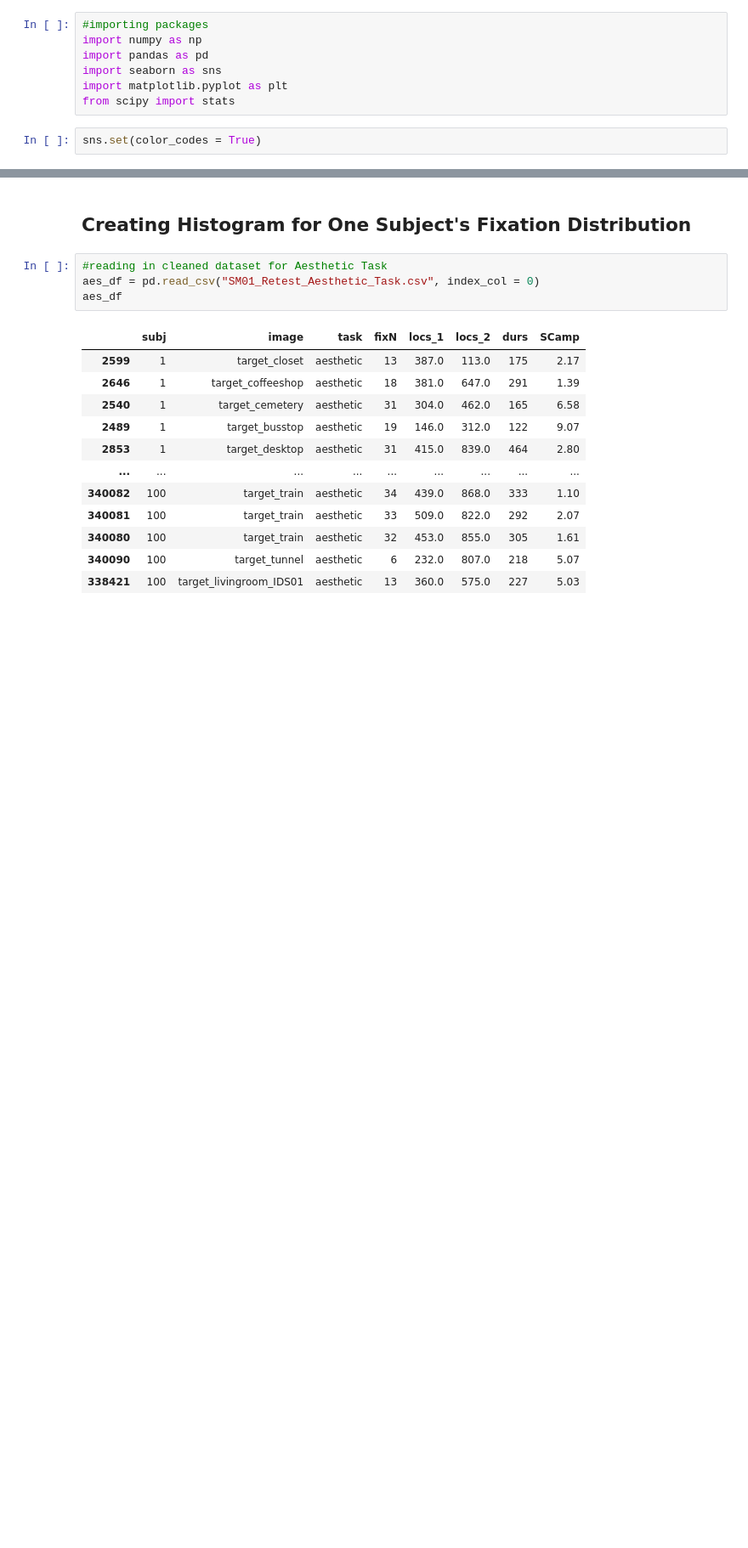
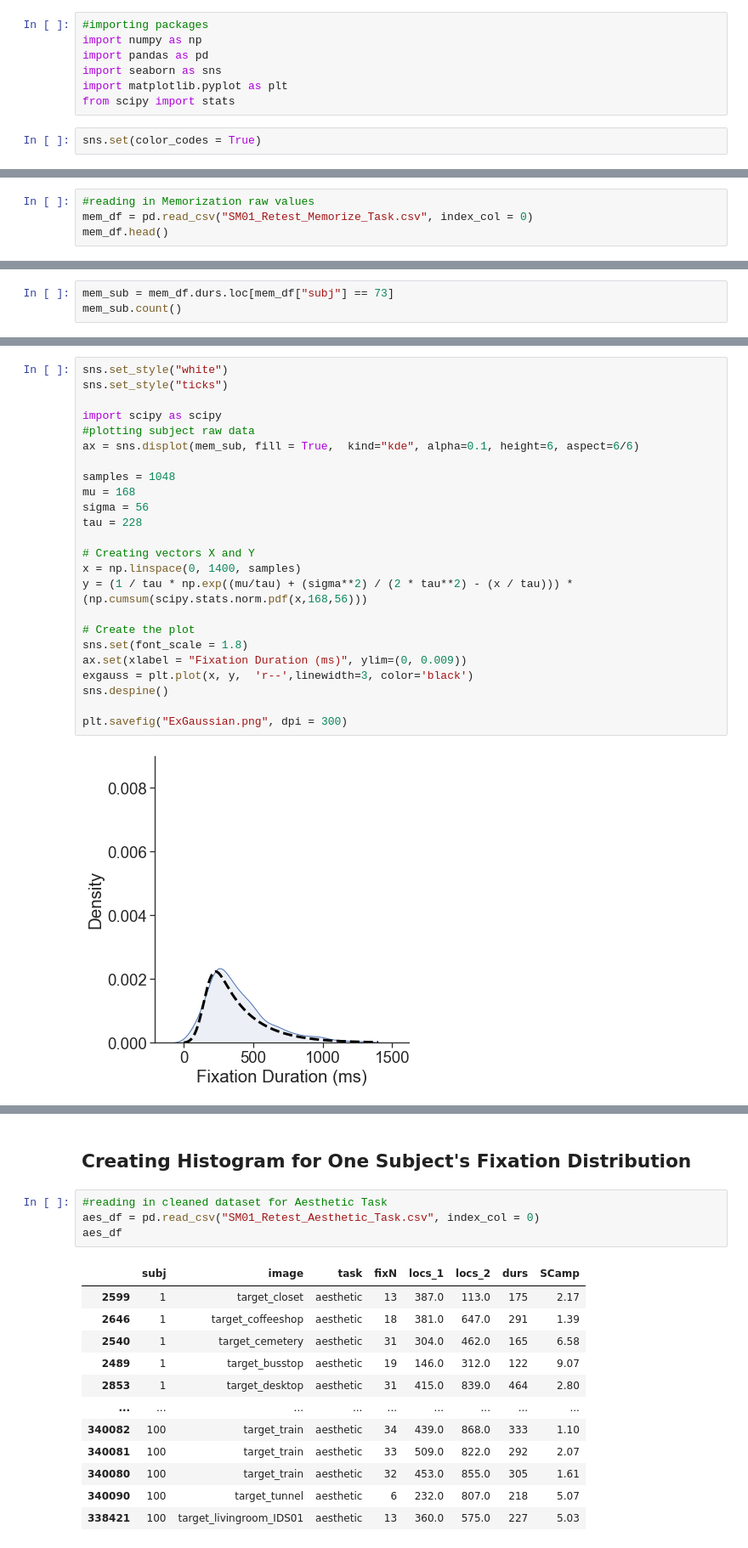
Before and after one commit to zoe-loh/WMD, a Jupyter notebook: SM01_Plotting.ipynb, the cells around one changed output, grey strips where cells are left out. Shown at 85% size. Drawn from its saved outputs; the diff is of its cells as text; blank space fills up the shorter version.

```diff
--- a/SM01_Plotting.ipynb
+++ b/SM01_Plotting.ipynb
@@ -9,0 +49,4 @@ sns.set(color_codes = True)
+# %%
+#reading in Memorization raw values
+mem_df = pd.read_csv("SM01_Retest_Memorize_Task.csv", index_col = 0)
+mem_df.head()
@@ -9,0 +60,3 @@ sns.set(color_codes = True)
+# %%
+mem_sub = mem_df.durs.loc[mem_df["subj"] == 73]
+mem_sub.count()
@@ -9,0 +94,26 @@ sns.set(color_codes = True)
+# %%
+sns.set_style("white")
+sns.set_style("ticks")
+
+import scipy as scipy
+#plotting subject raw data
+ax = sns.displot(mem_sub, fill = True,  kind="kde", alpha=0.1, height=6, aspect=6/6)
+
+samples = 1048
+mu = 168
+sigma = 56
+tau = 228
+
+# Creating vectors X and Y
+x = np.linspace(0, 1400, samples)
+y = (1 / tau * np.exp((mu/tau) + (sigma**2) / (2 * tau**2) - (x / tau))) * (np.cumsum(scipy.stats.norm.pdf(x,168,56)))
+
+# Create the plot
+sns.set(font_scale = 1.8)
+ax.set(xlabel = "Fixation Duration (ms)", ylim=(0, 0.009))
+exgauss = plt.plot(x, y,  'r--',linewidth=3, color='black')
+sns.despine()
+
+plt.savefig("ExGaussian.png", dpi = 300)
+# %% [output]
+[figure, added]
```
Also changed, not shown: parts of 48 cells of this notebook, 40 other files.
